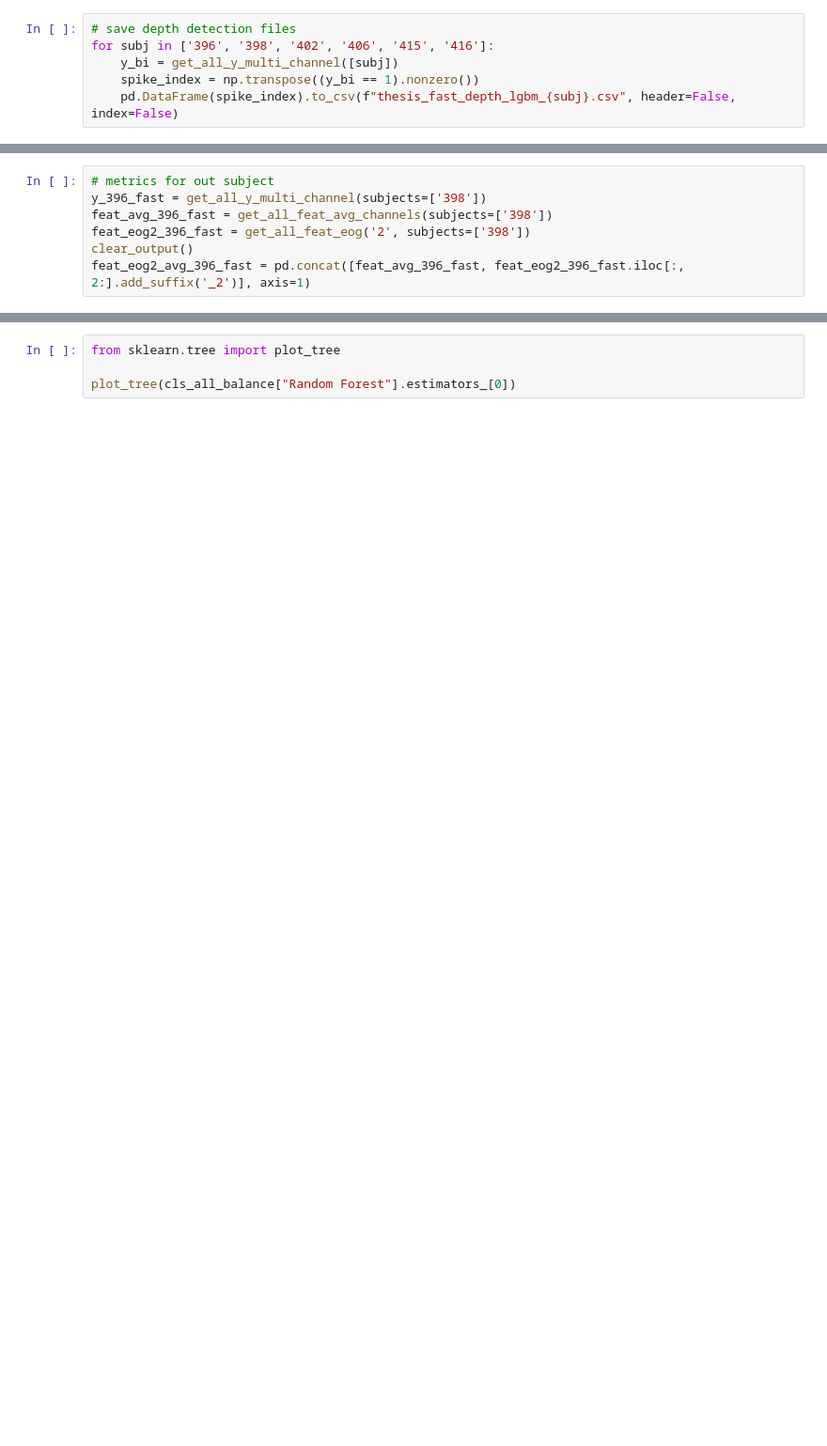
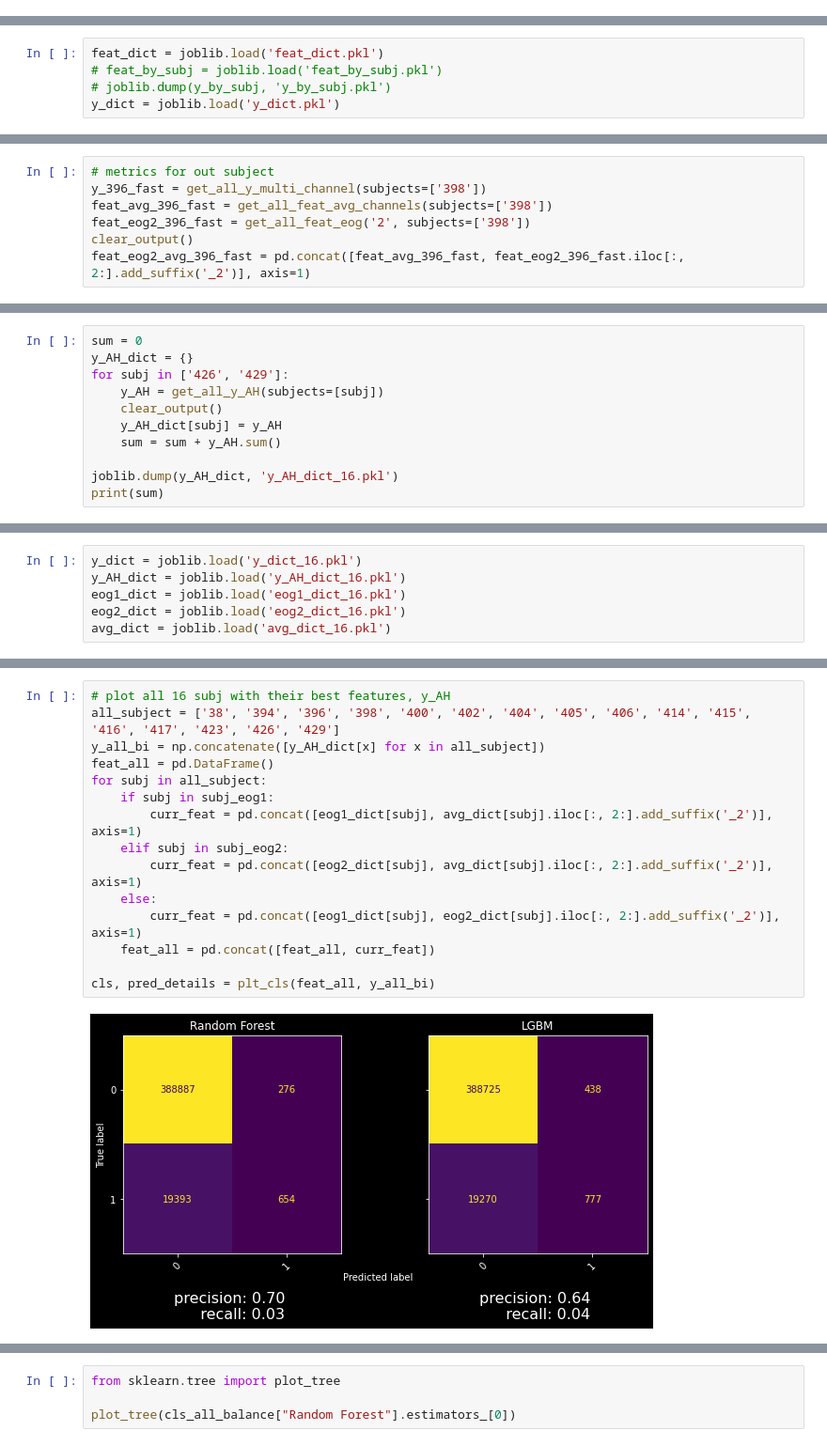
Before and after one commit to The1per/spikes_notebooks, a Jupyter notebook: scalp_model.ipynb, the cells around one changed output, grey strips where cells are left out. Shown at 94% size. Drawn from its saved outputs; the diff is of its cells as text; blank space fills up the shorter version.

```diff
--- a/scalp_model.ipynb
+++ b/scalp_model.ipynb
@@ -806,6 +148,0 @@ for subj in ['396', '398', '402', '406', '415', '416']:
-# %%
-# save depth detection files
-for subj in ['396', '398', '402', '406', '415', '416']:
-    y_bi = get_all_y_multi_channel([subj])
-    spike_index = np.transpose((y_bi == 1).nonzero())
-    pd.DataFrame(spike_index).to_csv(f"thesis_fast_depth_lgbm_{subj}.csv", header=False, index=False)
@@ -1055,0 +254,5 @@ feat_eog2_avg = pd.concat([feat_avg, feat_all_eog2.iloc[:, 2:].add_suffix('_2')]
+# %%
+feat_dict = joblib.load('feat_dict.pkl')
+# feat_by_subj = joblib.load('feat_by_subj.pkl')
+# joblib.dump(y_by_subj, 'y_by_subj.pkl')
+y_dict = joblib.load('y_dict.pkl')
@@ -1255,0 +386,11 @@ joblib.dump(y_dict, 'y_dict.pkl')
+# %%
+sum = 0
+y_AH_dict = {}
+for subj in ['426', '429']:
+    y_AH = get_all_y_AH(subjects=[subj])
+    clear_output()
+    y_AH_dict[subj] = y_AH
+    sum = sum + y_AH.sum()
+
+joblib.dump(y_AH_dict, 'y_AH_dict_16.pkl')
+print(sum)
@@ -1255,0 +409,6 @@ joblib.dump(y_dict, 'y_dict.pkl')
+# %%
+y_dict = joblib.load('y_dict_16.pkl')
+y_AH_dict = joblib.load('y_AH_dict_16.pkl')
+eog1_dict = joblib.load('eog1_dict_16.pkl')
+eog2_dict = joblib.load('eog2_dict_16.pkl')
+avg_dict = joblib.load('avg_dict_16.pkl')
@@ -1255,0 +425,17 @@ joblib.dump(y_dict, 'y_dict.pkl')
+# %%
+# plot all 16 subj with their best features, y_AH
+all_subject = ['38', '394', '396', '398', '400', '402', '404', '405', '406', '414', '415', '416', '417', '423', '426', '429']
+y_all_bi = np.concatenate([y_AH_dict[x] for x in all_subject])
+feat_all = pd.DataFrame()
+for subj in all_subject:
+    if subj in subj_eog1:
+        curr_feat = pd.concat([eog1_dict[subj], avg_dict[subj].iloc[:, 2:].add_suffix('_2')], axis=1)
+    elif subj in subj_eog2:
+        curr_feat = pd.concat([eog2_dict[subj], avg_dict[subj].iloc[:, 2:].add_suffix('_2')], axis=1)
+    else:
+        curr_feat = pd.concat([eog1_dict[subj], eog2_dict[subj].iloc[:, 2:].add_suffix('_2')], axis=1)
+    feat_all = pd.concat([feat_all, curr_feat])
+
+cls, pred_details = plt_cls(feat_all, y_all_bi)
+# %% [output]
+[figure, added]
```
Also changed, not shown: parts of 119 cells of this notebook, 6 other files.
